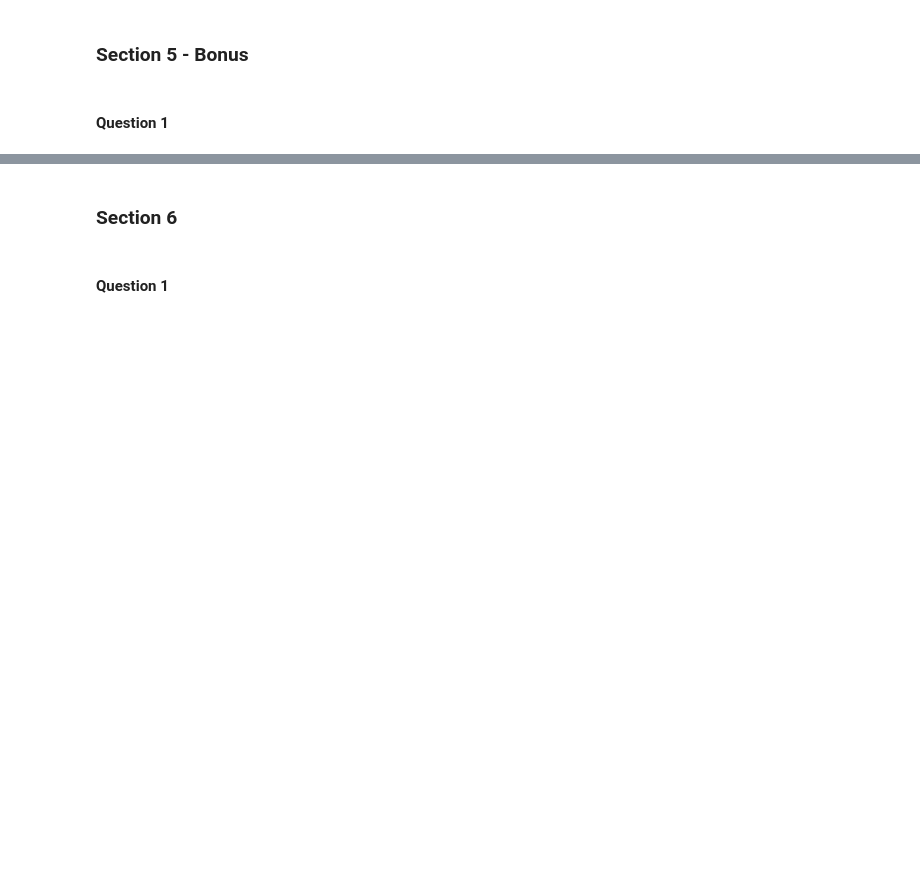
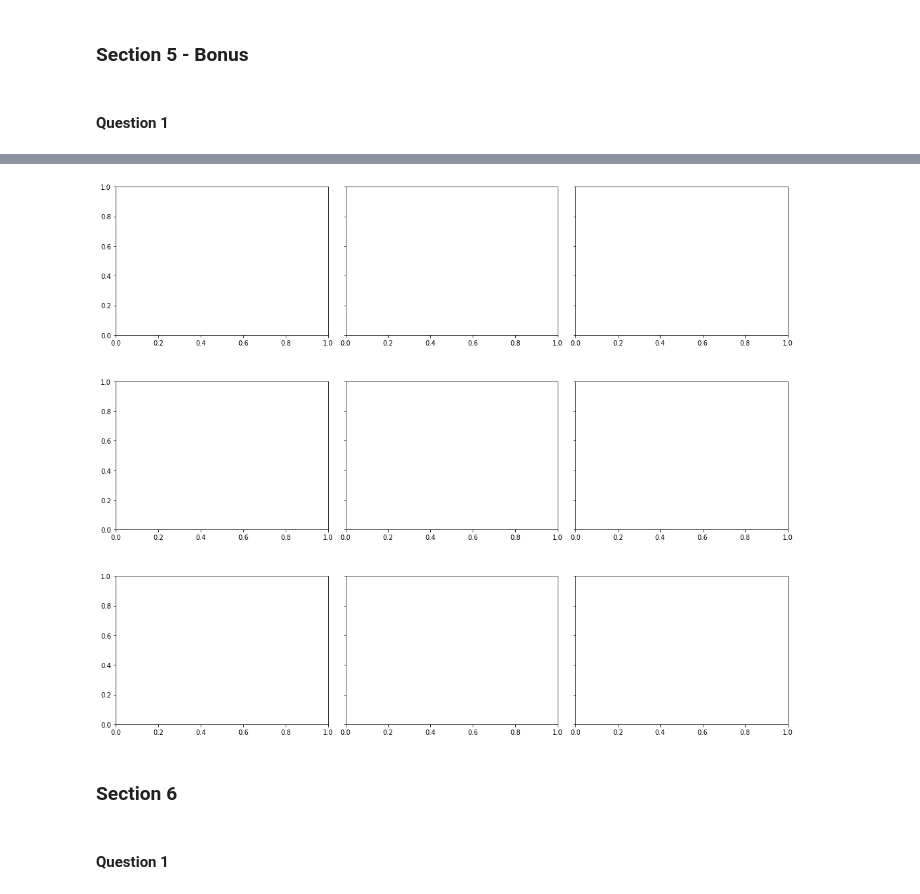
Before and after one commit to mamello-justice/computer-vision, a Jupyter notebook: work/Lab1.ipynb, the cells around one changed output, grey strips where cells are left out. Drawn from its saved outputs; the diff is of its cells as text; code cells hidden in the pictures; blank space fills up the shorter version.

```diff
--- a/work/Lab1.ipynb
+++ b/work/Lab1.ipynb
@@ -452,3 +542,29 @@ perform_function_on_defaults(contrast_stretch)
+# %%
+def channel_equalization(channel):
+    hist, bins = np.histogram(channel.flatten(), 256, [0, 256])
+    cdf = hist.cumsum()
+    normalized = cdf * hist.max() / cdf.max()
+    return normalized
+
+fig, axes = plt.subplots(3, num_images, sharey=True)
+
+fig.set_figwidth(5 * num_images)
+fig.set_figheight(12)
+fig.tight_layout(h_pad=5)
+
+def histogram_equalization(image, _mask, i):
+    name = os.path.basename(image.filename)
+
+    image_arr = np.asarray(image)
+
+    equalized_red = channel_equalization(image_arr[:, :, 0])
+    equalized_green = channel_equalization(image_arr[:, :, 1])
+    equalized_blue = channel_equalization(image_arr[:, :, 2])
+
+
+perform_function_on_defaults(histogram_equalization)
+# %% [output]
+[figure, added]
 # %% [markdown]
 ### Section 6
 # %% [markdown]
```
Also changed, not shown: parts of 16 cells of this notebook.
